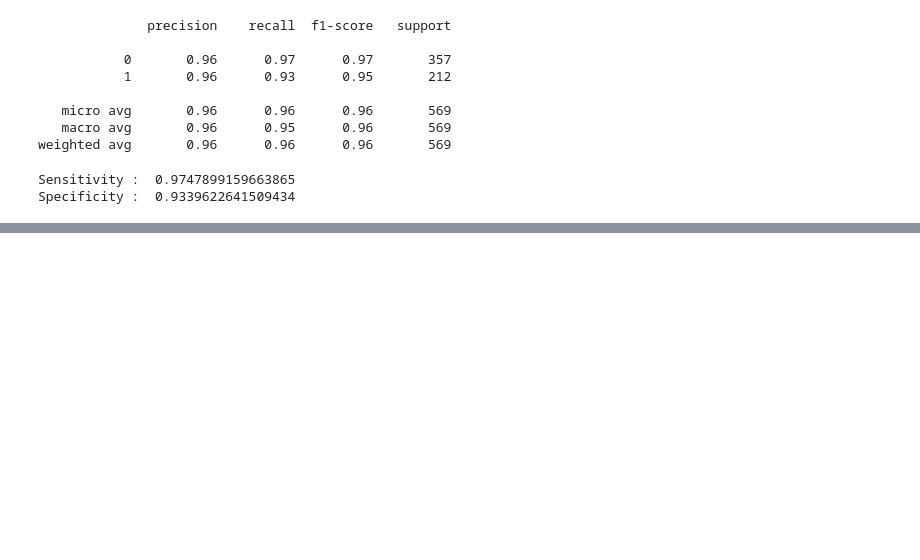
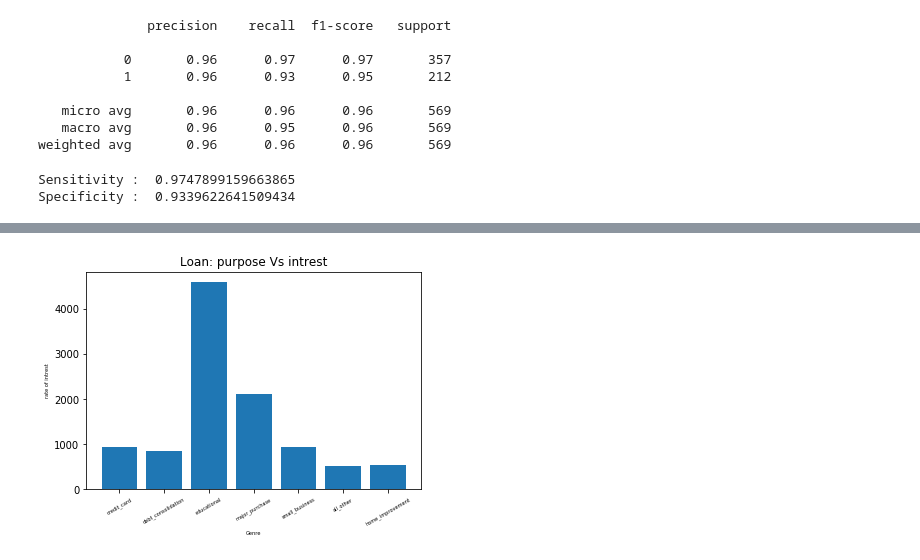
Before and after one commit to VinuthaGovindappa/PythonInColaboratory, a Jupyter notebook: Python_Day2_Training.ipynb, the cells around one changed output, grey strips where cells are left out. Cells and saved outputs as stored; diff of their text form; code cells hidden in the pictures; blank space fills up the shorter version.

```diff
--- a/Python_Day2_Training.ipynb
+++ b/Python_Day2_Training.ipynb
@@ -1061,0 +1205,30 @@ Specificity :  0.9339622641509434
+# %%
+import matplotlib.pyplot as plt
+import numpy as np
+
+# X_purpose = loan['installment']
+# Y_intrest = loan['int.rate']
+
+X_purpose = ['credit_card', 'debt_consolidation', 'educational', 'major_purchase', 'small_business', 'all_other', 'home_improvement']
+
+
+Y_intrest =  [
+    941,
+    854,
+    4595,
+    2125,
+    942,
+    509,
+    548
+]
+
+    # this is for plotting purpose
+index = np.arange(len(X_purpose))
+plt.bar(index, Y_intrest)
+plt.xlabel('Genre', fontsize=5)
+plt.ylabel('rate of intrest', fontsize=5)
+plt.xticks(index, X_purpose, fontsize=5, rotation=30)
+plt.title('Loan: purpose Vs intrest')
+plt.show()
+# %% [output]
+[figure, added]
```
Also changed, not shown: parts of 17 cells of this notebook.
